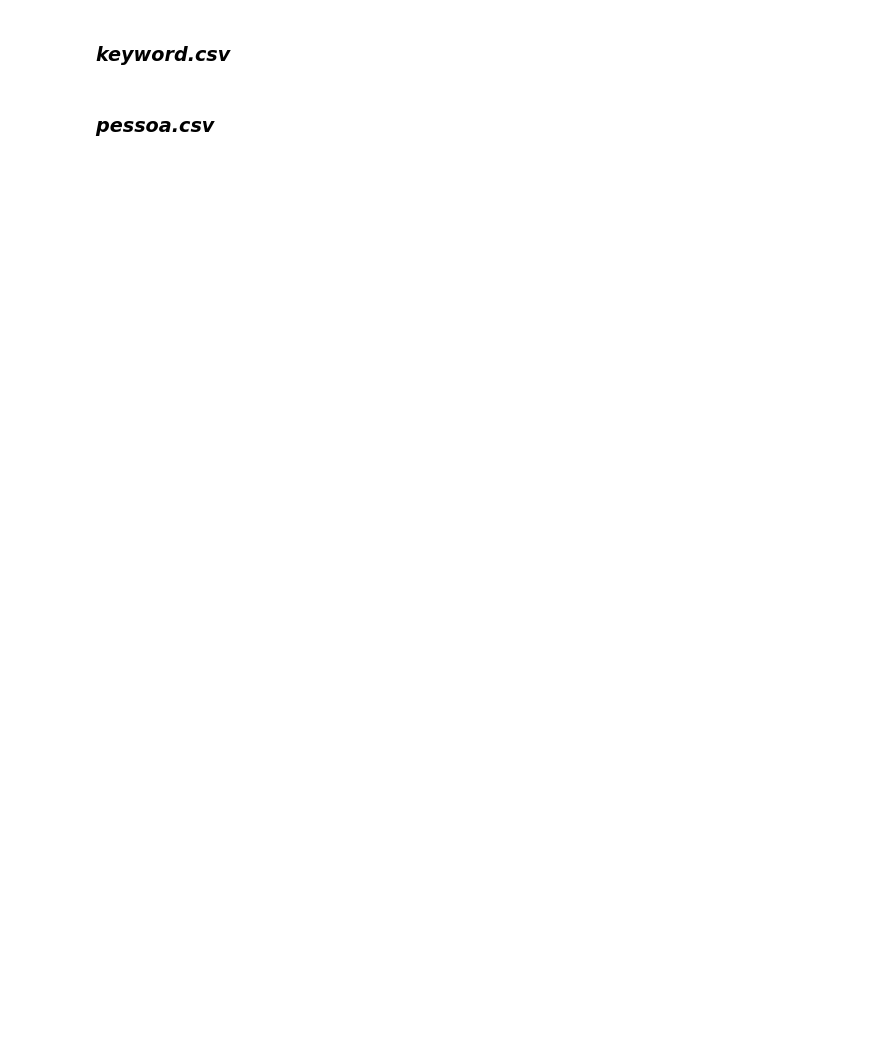
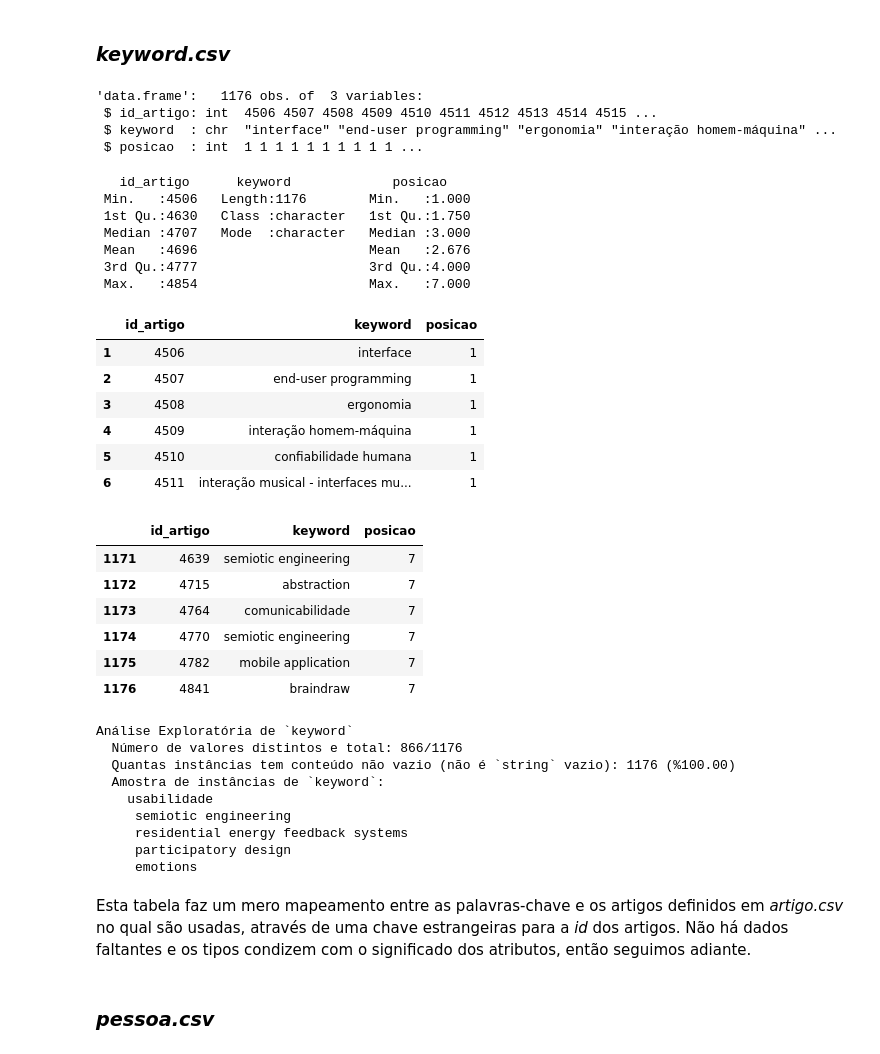
Before and after one commit to calmattoso/INF1335, a Jupyter notebook: A5/A5 - Rede de Citações - Carlos Mattoso e Gabriel Siqueira.ipynb, the cells around one changed output. Saved outputs shown, nothing was run; the diff lists cells and outputs as text; code cells hidden in the pictures; blank space fills up the shorter version.

```diff
--- a/A5/A5 - Rede de Citações - Carlos Mattoso e Gabriel Siqueira.ipynb
+++ b/A5/A5 - Rede de Citações - Carlos Mattoso e Gabriel Siqueira.ipynb
@@ -201,4 +397,48 @@ str(data.map[["artigo"]])
 # %% [markdown]
 ### _keyword.csv_
+# %%
+dataset.name = "keyword"
+str(data.map[[dataset.name]])
+summary(data.map[[dataset.name]])
+head(data.map[[dataset.name]])
+tail(data.map[[dataset.name]])
+keyword = explore.dataset(dataset.name)
+# %% [output]
+'data.frame':   1176 obs. of  3 variables:
+ $ id_artigo: int  4506 4507 4508 4509 4510 4511 4512 4513 4514 4515 ...
+ $ keyword  : chr  "interface" "end-user programming" "ergonomia" "interação homem-máquina" ...
+ $ posicao  : int  1 1 1 1 1 1 1 1 1 1 ...
+   id_artigo      keyword             posicao
+ Min.   :4506   Length:1176        Min.   :1.000
+ 1st Qu.:4630   Class :character   1st Qu.:1.750
+ Median :4707   Mode  :character   Median :3.000
+ Mean   :4696                      Mean   :2.676
+ 3rd Qu.:4777                      3rd Qu.:4.000
+ Max.   :4854                      Max.   :7.000
+|  | id_artigo | keyword | posicao |
+| 1 | 4506 | interface | 1 |
+| 2 | 4507 | end-user programming | 1 |
+| 3 | 4508 | ergonomia | 1 |
+| 4 | 4509 | interação homem-máquina | 1 |
+| 5 | 4510 | confiabilidade humana | 1 |
+| 6 | 4511 | interação musical - interfaces mu... | 1 |
+|  | id_artigo | keyword | posicao |
+| 1171 | 4639 | semiotic engineering | 7 |
+| 1172 | 4715 | abstraction | 7 |
+| 1173 | 4764 | comunicabilidade | 7 |
+| 1174 | 4770 | semiotic engineering | 7 |
+| 1175 | 4782 | mobile application | 7 |
+| 1176 | 4841 | braindraw | 7 |
+Análise Exploratória de `keyword`
+  Número de valores distintos e total: 866/1176
+  Quantas instâncias tem conteúdo não vazio (não é `string` vazio): 1176 (%100.00)
+  Amostra de instâncias de `keyword`:
+    usabilidade
+     semiotic engineering
+     residential energy feedback systems
+     participatory design
+     emotions
+# %% [markdown]
+Esta tabela faz um mero mapeamento entre as palavras-chave e os artigos definidos em _artigo.csv_ no qual são usadas, através de uma chave estrangeiras para a _id_ dos artigos. Não há dados faltantes e os tipos condizem com o significado dos atributos, então seguimos adiante.
 # %% [markdown]
 ### _pessoa.csv_
```
Also changed, not shown: parts of 32 cells of this notebook.
